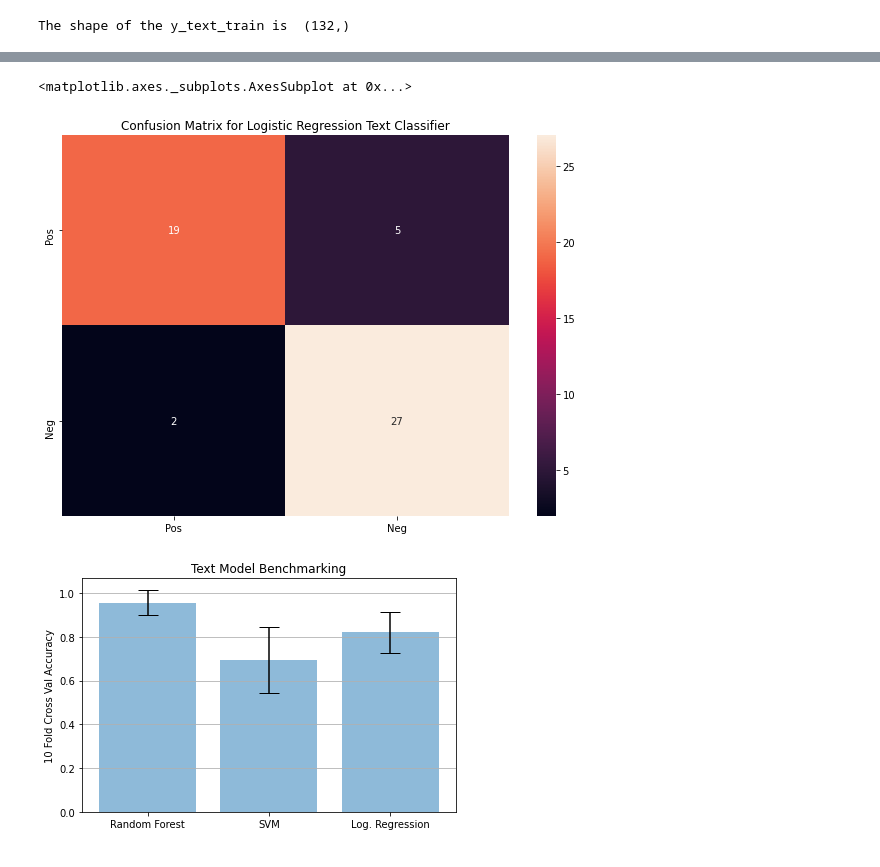
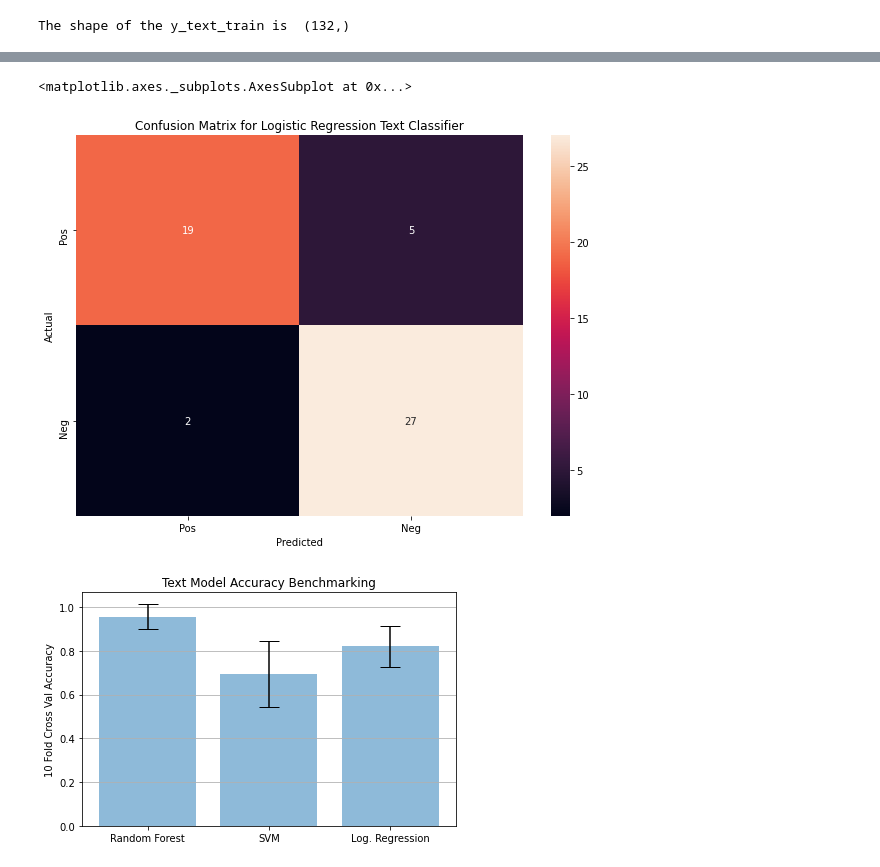
Before and after one commit to mnauf/covid, a Jupyter notebook: Machine_Learning_Text_Model.ipynb, the cells around one changed output, grey strips where cells are left out. Cells and saved outputs as stored; diff of their text form; code cells hidden in the pictures.

```diff
--- a/Machine_Learning_Text_Model.ipynb
+++ b/Machine_Learning_Text_Model.ipynb
@@ -425,22 +436,22 @@ Accuracy after  10  fold cross validation is : 0.82 (+/- 0.19)
 # %%
 # Logistic Regression Heatmap
 
 CM = confusion_matrix(y_val, predictions_log)
 
 
 
 df_cm = pd.DataFrame(CM, index = ["Pos" , "Neg"],
                   columns = ["Pos" , "Neg"])
 plt.figure(figsize = (10,7))
-plt.xlabel('Predicted')
-plt.ylabel('True Values')
+df_cm.index.name = 'Actual'
+df_cm.columns.name = 'Predicted'
 plt.title('Confusion Matrix for Logistic Regression Text Classifier')
 seaborn.heatmap(df_cm, annot=True)
 # %% [output]
 <matplotlib.axes._subplots.AxesSubplot at 0x...>
-[figure, old version]
+[figure, new version]
 # %%
-# Benchmark Different Models
+# Benchmark Different Model Accuracy
 
 model_names = ['Random Forest' , 'SVM' , 'Log. Regression']
 x_pos = np.arange(len(model_names))
@@ -453,12 +464,12 @@ ax.bar(x_pos, model_acc_means, yerr=model_acc_stds, align='center', alpha=0.5, e
 ax.set_ylabel('10 Fold Cross Val Accuracy')
 ax.set_xticks(x_pos)
 ax.set_xticklabels(model_names)
-ax.set_title('Text Model Benchmarking')
+ax.set_title('Text Model Accuracy Benchmarking')
 ax.yaxis.grid(True)
 
 # Save the figure and show
 plt.tight_layout()
-plt.savefig('text_model_benchmark.png')
+plt.savefig('text_model_benchmark_acc.png')
 plt.show()
 # %% [output]
-[figure, old version]
+[figure, new version]
```
Also changed, not shown: parts of 7 cells of this notebook.
